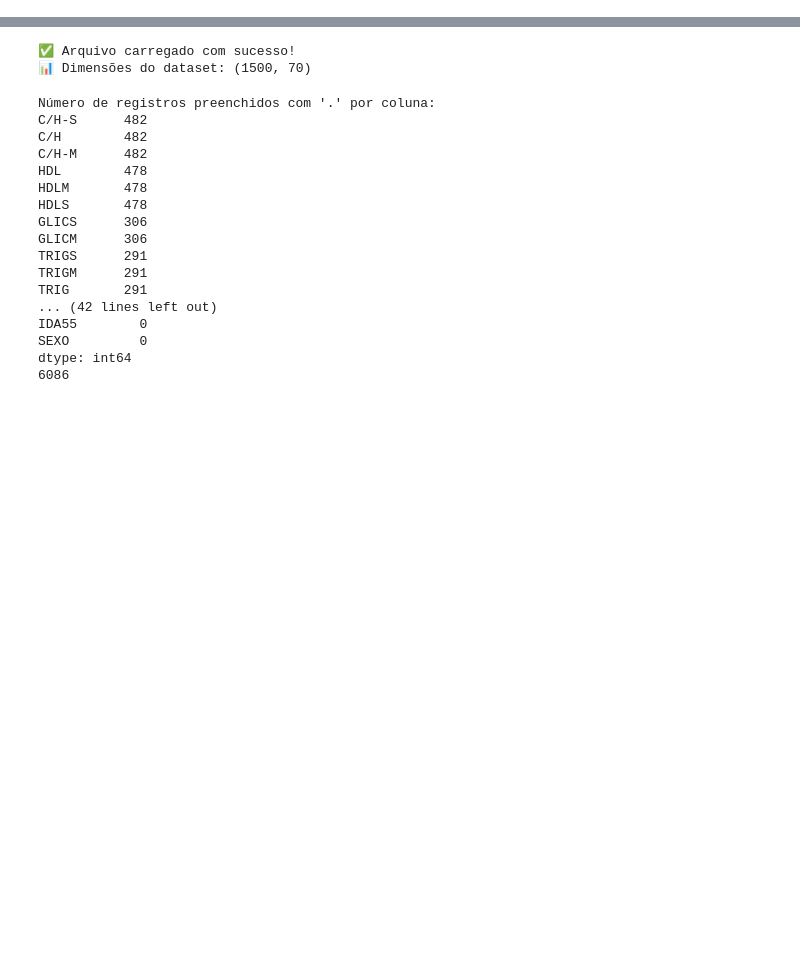
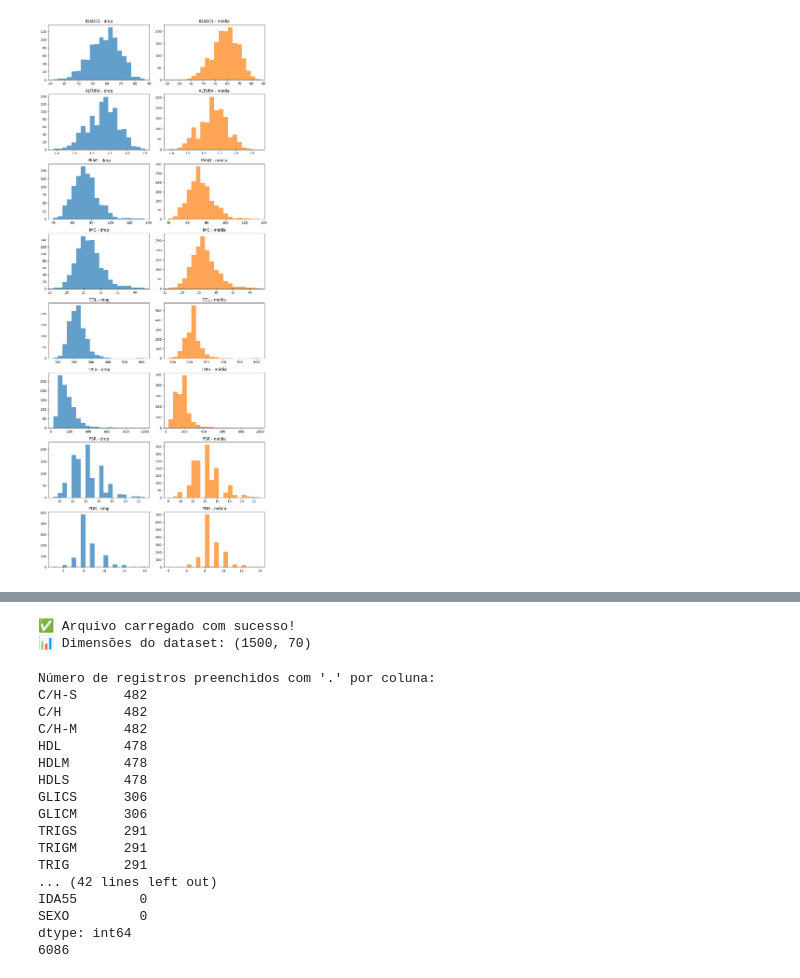
Before and after one commit to gabrielmarchesano/data-analysis-mqam, a Jupyter notebook: analise_coronarias.ipynb, the cells around one changed output, grey strips where cells are left out. Saved outputs shown, nothing was run; the diff lists cells and outputs as text; code cells hidden in the pictures; blank space fills up the shorter version.

```diff
--- a/analise_coronarias.ipynb
+++ b/analise_coronarias.ipynb
@@ -0,0 +122,10 @@
+# %%
+# Cenário A: Remover linhas com faltantes nas variáveis selecionadas
+cols = cols_existentes
+cenario_a = df_sel.dropna(subset=cols)
+
+resumo_q_a = resumo_quantitativas(cenario_a[[c for c in quantitativas if c in cenario_a.columns]])
+resumo_c_a = resumo_categoricas(cenario_a[[c for c in categoricas if c in cenario_a.columns]])
+
+print('Cenário A (drop linhas) - quantitativas:')
+resumo_q_a
@@ -0,0 +143,14 @@
+# %%
+# Cenário B: Imputar média nas quantitativas; manter categóricas como estão (sem imputação)
+cenario_b = df_sel.copy()
+for c in quantitativas:
+    if c in cenario_b.columns:
+        cenario_b[c] = pd.to_numeric(cenario_b[c], errors='coerce')
+        media_c = cenario_b[c].mean(skipna=True)
+        cenario_b[c] = cenario_b[c].fillna(media_c)
+
+resumo_q_b = resumo_quantitativas(cenario_b[[c for c in quantitativas if c in cenario_b.columns]])
+resumo_c_b = resumo_categoricas(cenario_b[[c for c in categoricas if c in cenario_b.columns]])
+
+print('Cenário B (imputação por média) - quantitativas:')
+resumo_q_b
@@ -0,0 +182,16 @@
+# %%
+# Visualização rápida do impacto nas distribuições (opcional)
+import matplotlib.pyplot as plt
+
+cols_plot = [c for c in quantitativas if c in df_sel.columns]
+
+fig, axes = plt.subplots(len(cols_plot), 2, figsize=(10, 3*len(cols_plot)))
+for i, c in enumerate(cols_plot):
+    axes[i,0].hist(cenario_a[c].dropna(), bins=20, color='tab:blue', alpha=0.7)
+    axes[i,0].set_title(f"{c} - drop")
+    axes[i,1].hist(cenario_b[c].dropna(), bins=20, color='tab:orange', alpha=0.7)
+    axes[i,1].set_title(f"{c} - média")
+plt.tight_layout()
+plt.show()
+# %% [output]
+[figure, added]
```
Also changed, not shown: parts of 10 cells of this notebook.
